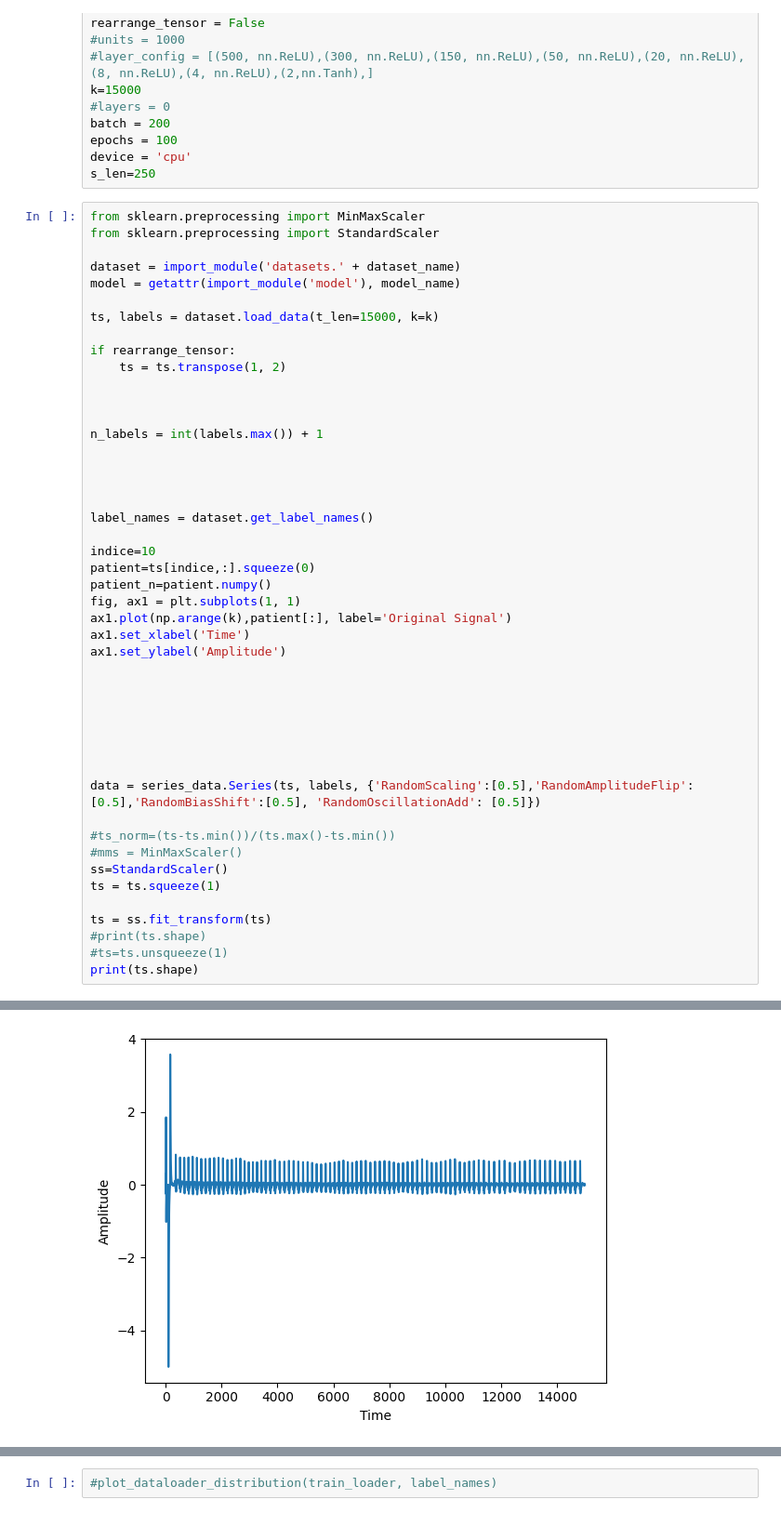
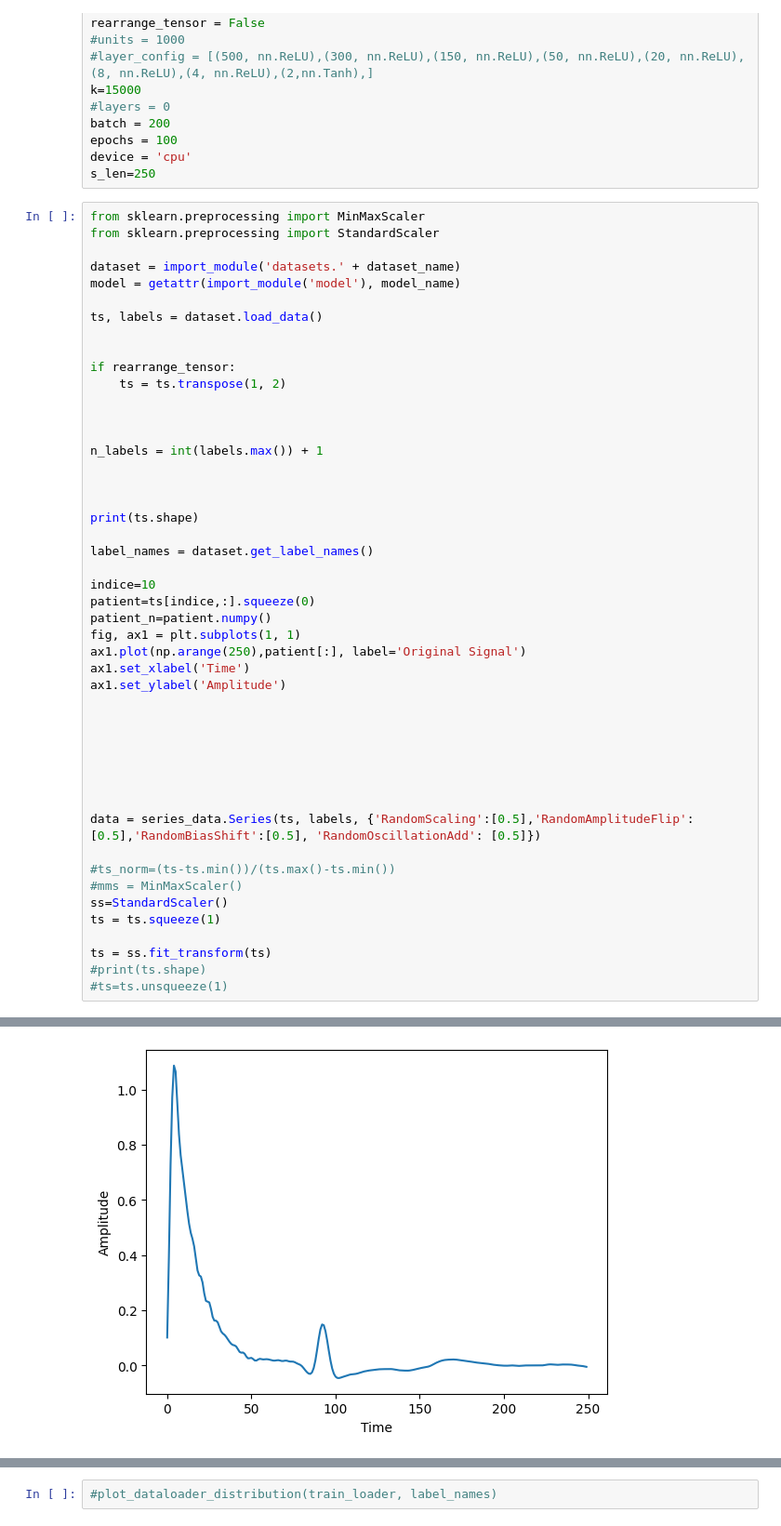
Before and after one commit to Spigiu/ecgproject, a Jupyter notebook: viz.ipynb, the cells around one changed output, grey strips where cells are left out. Shown: that part at 93% size. Cells and saved outputs as stored; diff of their text form.

```diff
--- a/viz.ipynb
+++ b/viz.ipynb
@@ -34,7 +33,8 @@ from sklearn.preprocessing import StandardScaler
 dataset = import_module('datasets.' + dataset_name)
 model = getattr(import_module('model'), model_name)
 
-ts, labels = dataset.load_data(t_len=15000, k=k)
+ts, labels = dataset.load_data()
+
 
 if rearrange_tensor:
     ts = ts.transpose(1, 2)
@@ -45,6 +45,7 @@ n_labels = int(labels.max()) + 1
 
 
 
+print(ts.shape)
 
 label_names = dataset.get_label_names()
 
@@ -52,7 +53,7 @@ indice=10
 patient=ts[indice,:].squeeze(0)
 patient_n=patient.numpy()
 fig, ax1 = plt.subplots(1, 1)
-ax1.plot(np.arange(k),patient[:], label='Original Signal')
+ax1.plot(np.arange(250),patient[:], label='Original Signal')
 ax1.set_xlabel('Time')
 ax1.set_ylabel('Amplitude')
 
@@ -72,5 +73,4 @@ ts = ts.squeeze(1)
 ts = ss.fit_transform(ts)
 #print(ts.shape)
 #ts=ts.unsqueeze(1)
-print(ts.shape)
 # %% [output]
@@ -79,4 +78,4 @@ Dataset already assembled in /home/giulia/Documenti/ecgproject/datasets/Casilino
-[figure, old version]
+[figure, new version]
 # %%
 train_size = int(0.8 * len(data))
 valid_size = int((len(data) - train_size)/2)
```
Also changed, not shown: parts of 5 cells of this notebook, 1 other file.
